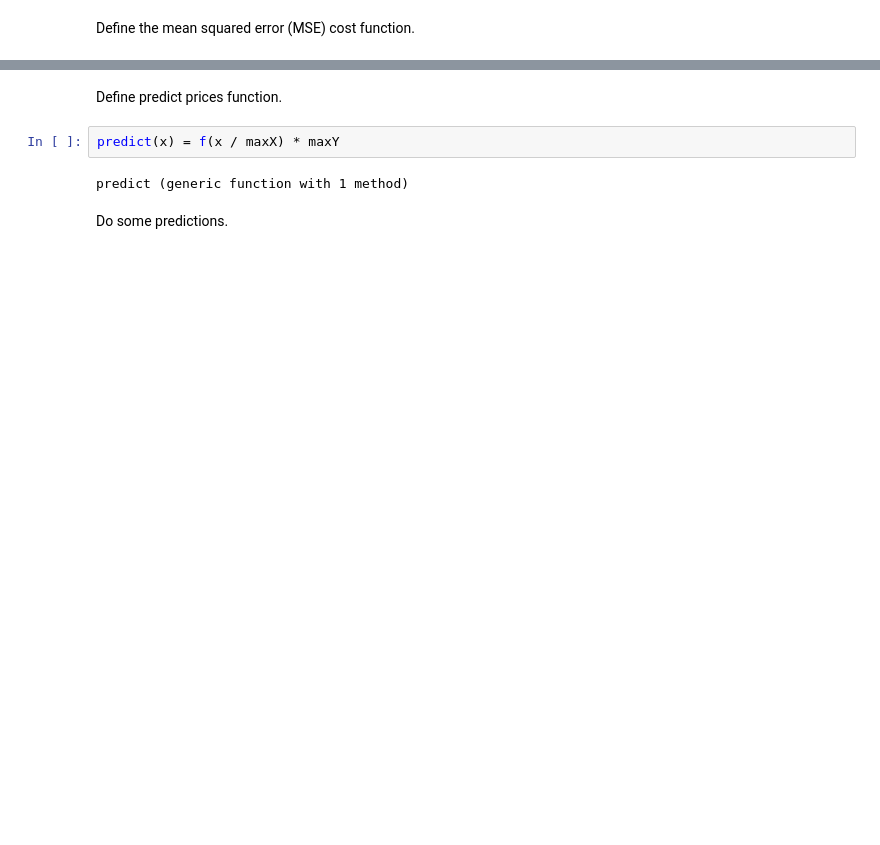
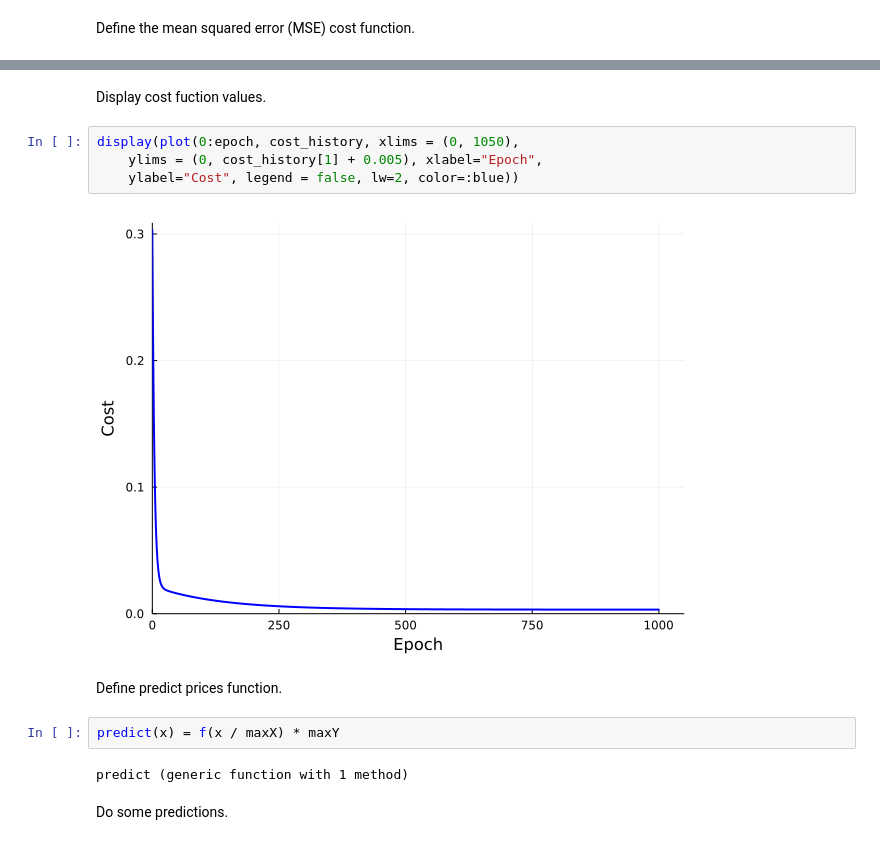
Before and after one commit to tbareich/ft_linear_regression, a Jupyter notebook: linear_regression.ipynb, the cells around one changed output, grey strips where cells are left out. Cells and saved outputs as stored; diff of their text form; blank space fills up the shorter version.

```diff
--- a/linear_regression.ipynb
+++ b/linear_regression.ipynb
@@ -78,3 +74,11 @@ display(plot!(X, f(X), lw=3, color=:red))
+# %% [markdown]
+Display cost fuction values.
+# %%
+display(plot(0:epoch, cost_history, xlims = (0, 1050),
+	ylims = (0, cost_history[1] + 0.005), xlabel="Epoch",
+	ylabel="Cost", legend = false, lw=2, color=:blue))
+# %% [output]
+[figure, added]
 # %% [markdown]
 Define predict prices function.
 # %%
```
Also changed, not shown: parts of 15 cells of this notebook, 1 other file.
